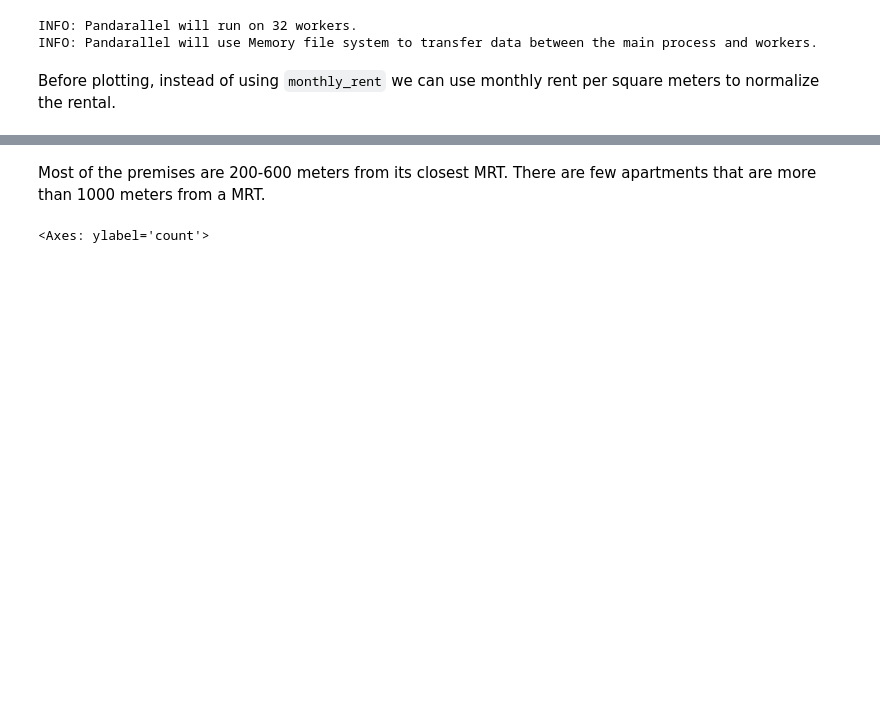
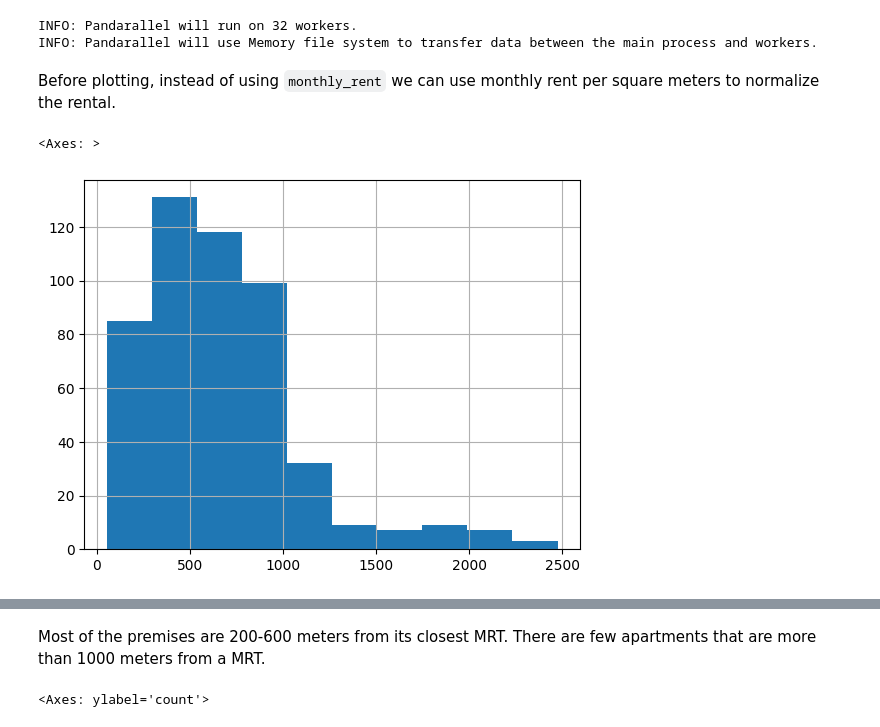
Before and after one commit to cs5228-group-1/cs5228-final-project, a Jupyter notebook: EDA.ipynb, the cells around one changed output, grey strips where cells are left out. Cells and saved outputs as stored; diff of their text form; code cells hidden in the pictures; blank space fills up the shorter version.

```diff
--- a/EDA.ipynb
+++ b/EDA.ipynb
@@ -107,3 +108,8 @@ samples = samples.sample(500)
+# %%
+samples.nearest_mrt_dist.hist()
+# %% [output]
+<Axes: >
+[figure, added]
 # %%
 samples.plot.scatter(x='nearest_mrt_dist', y='rent_per_sq')
 # %% [output]
```
Also changed, not shown: parts of 7 cells of this notebook, 1 other file.
